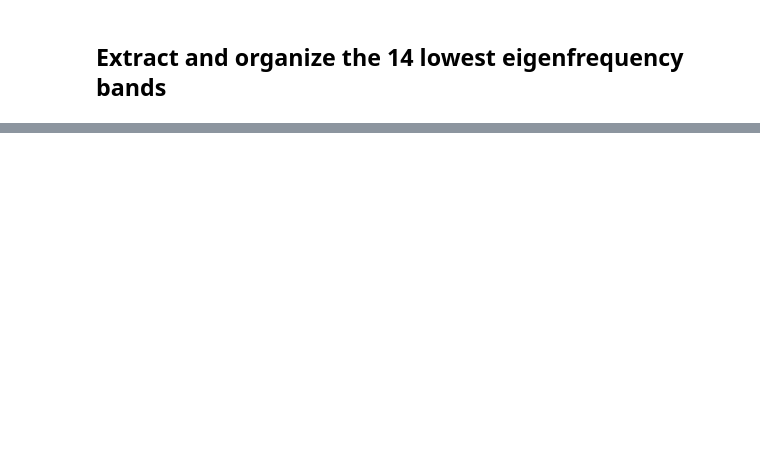
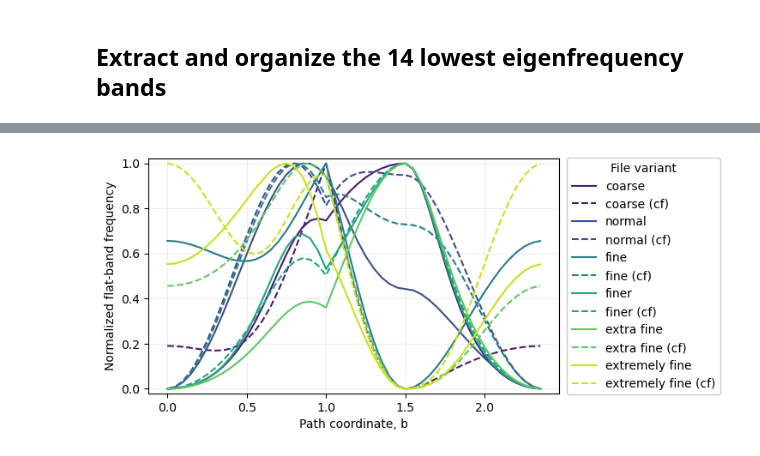
Before and after one commit to jt-y/metamaterials, a Jupyter notebook: processing/notebooks/testing_codes/extkag_1_flat_bands.ipynb, the cells around one changed output, grey strips where cells are left out. Drawn from its saved outputs; the diff is of its cells as text; code cells hidden in the pictures; blank space fills up the shorter version.

```diff
--- a/processing/notebooks/testing_codes/extkag_1_flat_bands.ipynb
+++ b/processing/notebooks/testing_codes/extkag_1_flat_bands.ipynb
@@ -216,0 +363,40 @@ _normal_new_: frequency=14.413364251 kHz, range=[14.413363916, 14.413364687] kHz
+# %%
+fig, ax = plt.subplots(figsize=(7.5, 3.5), tight_layout=True)
+for label in ordered_labels:
+    dataset = band_data[label]
+    flat_band_hz = dataset['bands_hz'][:, -1]
+    bandwidth_hz = flat_band_metrics[label]['bandwidth_hz']
+    if bandwidth_hz == 0.0:
+        normalized_flat_band = np.zeros_like(flat_band_hz)
+    else:
+        normalized_flat_band = (
+            flat_band_hz - flat_band_hz.min()
+        ) / bandwidth_hz
+
+    mesh_complexity, is_cf = mesh_variant(label)
+    display_label = mesh_display_name(mesh_complexity)
+    if is_cf:
+        display_label += ' (cf)'
+    ax.plot(
+        dataset['b'], normalized_flat_band,
+        color=mesh_colors[mesh_complexity],
+        linestyle='--' if is_cf else '-',
+        linewidth=1.5, label=display_label,
+    )
+
+ax.set_ylim(-0.02, 1.02)
+ax.set_xlabel('Path coordinate, b')
+ax.set_ylabel('Normalized flat-band frequency')
+ax.grid(alpha=0.2)
+handles, legend_labels = ax.get_legend_handles_labels()
+legend = ax.legend(
+    handles, legend_labels,
+    title='File variant', loc='center left',
+    bbox_to_anchor=(1.02, 0.5), borderaxespad=0.0,
+    frameon=True, facecolor='white', framealpha=1.0,
+    edgecolor='0.8',
+)
+legend.set_zorder(10)
+plt.show()
+# %% [output]
+[figure, added]
```
Also changed, not shown: parts of 13 cells of this notebook, 15 other files.
